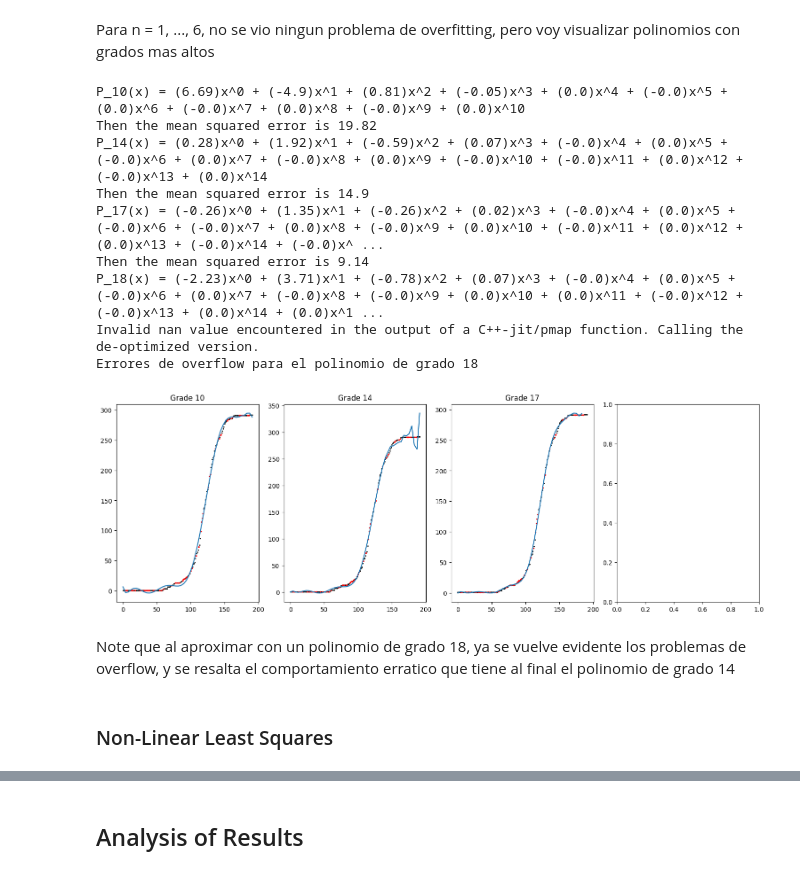
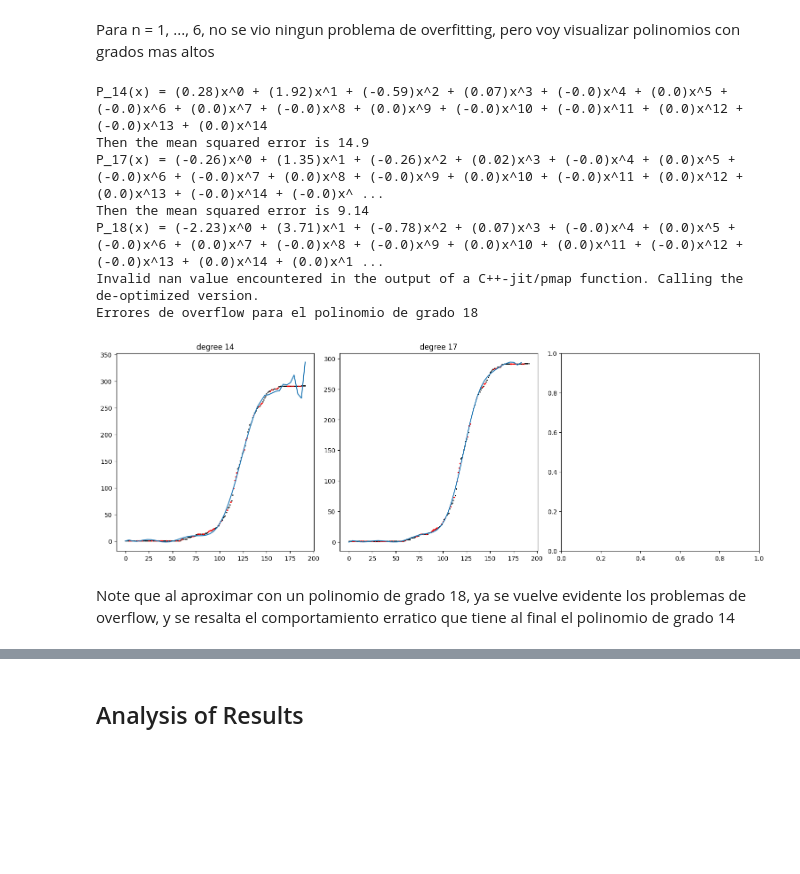
Before and after one commit to unalmedmathnum/Correa-Garcia-Lizcano-Velez, a Jupyter notebook: Tarea 2/least_squares.ipynb, the cells around one changed output, grey strips where cells are left out. Drawn from its saved outputs; the diff is of its cells as text; code cells hidden in the pictures; blank space fills up the shorter version.

```diff
--- a/Tarea 2/least_squares.ipynb
+++ b/Tarea 2/least_squares.ipynb
@@ -263,8 +309,8 @@ for n in range(1, m + 1):
     # Plot prediction n at the column n-1
     axis[n - 1].scatter(train_X, train_Y, s=1, color="black", label = "train_data")
     axis[n - 1].scatter(test_X, test_Y, s=2, color="red", label = "test_data")
-    axis[n - 1].plot(x_pred, y_pred, label = f"Grade {n} Polynomial aproximation")
-    axis[n - 1].set_title(f"Grade {n}")
+    axis[n - 1].plot(x_pred, y_pred, label = f"degree {n} Polynomial aproximation")
+    axis[n - 1].set_title(f"degree {n}")
 
 plt.show()
 # %% [output]
@@ -289,44 +335,40 @@ train_X = jnp.array(train_data['time'].values.astype(np.float64))
 train_Y = jnp.array(train_data['clin_signs'].values.astype(np.float64))
 
 test_X = jnp.array(test_data['time'].values.astype(np.float64))
 test_Y = jnp.array(test_data['clin_signs'].values.astype(np.float64))
 
-grades = [10, 14, 17, 18]
-m = len(grades)
+degrees = [14, 17, 18]
+m = len(degrees)
 fig, axis = plt.subplots(1, m, figsize=(15, 5), constrained_layout=True) # This allows to do multiples plots in the same figure
 
 for n in range(1, m + 1):
     try:
         # Do predictions
         x_pred = linspace(min(all_data["time"]), max(all_data["time"]))
-        y_pred =  polynomial_least_squares(train_X, train_Y, x_pred, grades[n - 1])
+        y_pred =  polynomial_least_squares(train_X, train_Y, x_pred, degrees[n - 1])
 
-        r = test_Y - polynomial_least_squares(train_X, train_Y, test_X, grades[n - 1], False)
+        r = test_Y - polynomial_least_squares(train_X, train_Y, test_X, degrees[n - 1], False)
         squared_error = sum(ri*ri for ri in r)
         mse = squared_error / len(test_Y)
         print(f"Then the mean squared error is {round(mse, 2)}")
 
         # Plot prediction n at the column n-1
         axis[n - 1].scatter(train_X, train_Y, s=1, color="black", label = "train_data")
         axis[n - 1].scatter(test_X, test_Y, s=2, color="red", label = "test_data")
-        axis[n - 1].plot(x_pred, y_pred, label = f"Grade {grades[n - 1]} Polynomial aproximation")
-        axis[n - 1].set_title(f"Grade {grades[n - 1]}")
+        axis[n - 1].plot(x_pred, y_pred, label = f"degree {degrees[n - 1]} Polynomial aproximation")
+        axis[n - 1].set_title(f"degree {degrees[n - 1]}")
     except FloatingPointError:
-        print(f"Errores de overflow para el polinomio de grado {grades[n - 1]}")
+        print(f"Errores de overflow para el polinomio de grado {degrees[n - 1]}")
 
 plt.show()
 # %% [output]
-P_10(x) = (6.69)x^0 + (-4.9)x^1 + (0.81)x^2 + (-0.05)x^3 + (0.0)x^4 + (-0.0)x^5 + (0.0)x^6 + (-0.0)x^7 + (0.0)x^8 + (-0.0)x^9 + (0.0)x^10
-Then the mean squared error is 19.82
 P_14(x) = (0.28)x^0 + (1.92)x^1 + (-0.59)x^2 + (0.07)x^3 + (-0.0)x^4 + (0.0)x^5 + (-0.0)x^6 + (0.0)x^7 + (-0.0)x^8 + (0.0)x^9 + (-0.0)x^10 + (-0.0)x^11 + (0.0)x^12 + (-0.0)x^13 + (0.0)x^14
 Then the mean squared error is 14.9
 P_17(x) = (-0.26)x^0 + (1.35)x^1 + (-0.26)x^2 + (0.02)x^3 + (-0.0)x^4 + (0.0)x^5 + (-0.0)x^6 + (-0.0)x^7 + (0.0)x^8 + (-0.0)x^9 + (0.0)x^10 + (-0.0)x^11 + (0.0)x^12 + (0.0)x^13 + (-0.0)x^14 + (-0.0)x^ ...
 Then the mean squared error is 9.14
 P_18(x) = (-2.23)x^0 + (3.71)x^1 + (-0.78)x^2 + (0.07)x^3 + (-0.0)x^4 + (0.0)x^5 + (-0.0)x^6 + (0.0)x^7 + (-0.0)x^8 + (-0.0)x^9 + (0.0)x^10 + (0.0)x^11 + (-0.0)x^12 + (-0.0)x^13 + (0.0)x^14 + (0.0)x^1 ...
 Invalid nan value encountered in the output of a C++-jit/pmap function. Calling the de-optimized version.
 Errores de overflow para el polinomio de grado 18
-[figure, old version]
+[figure, new version]
 # %% [markdown]
 Note que al aproximar con un polinomio de grado 18, ya se vuelve evidente los problemas de overflow, y se resalta el comportamiento erratico que tiene al final el polinomio de grado 14
-# %% [markdown]
-### Non-Linear Least Squares
```
Also changed, not shown: parts of 24 cells of this notebook.
